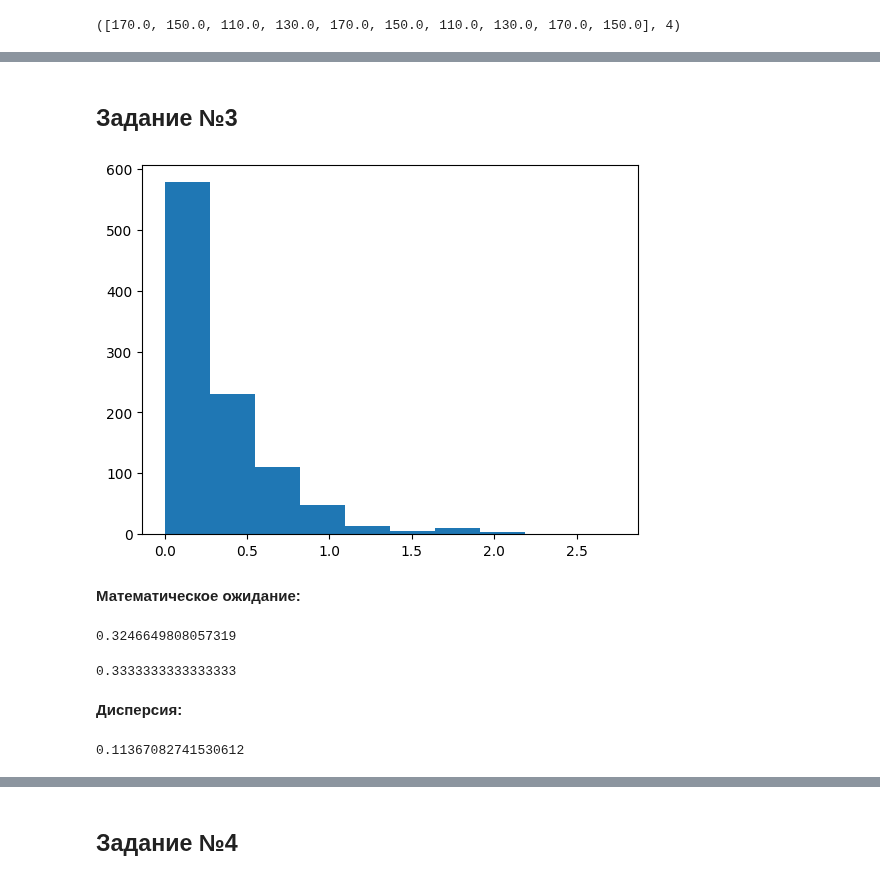
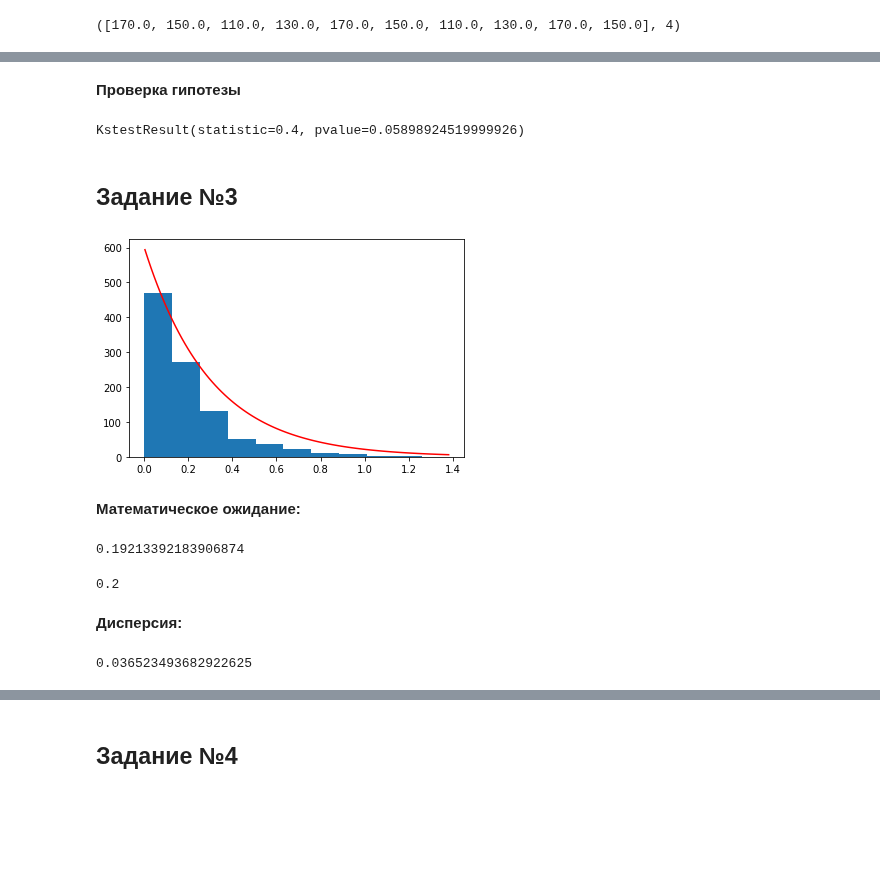
Before and after one commit to endygamedev/university, a Jupyter notebook: 4-course-7-semester/simulation-modeling/task-2/task-2.ipynb, the cells around one changed output, grey strips where cells are left out. Saved outputs shown, nothing was run; the diff lists cells and outputs as text; code cells hidden in the pictures; blank space fills up the shorter version.

```diff
--- a/4-course-7-semester/simulation-modeling/task-2/task-2.ipynb
+++ b/4-course-7-semester/simulation-modeling/task-2/task-2.ipynb
@@ -80,35 +94,43 @@ plt.show()
+# %% [markdown]
+**Проверка гипотезы**
+# %%
+sp.stats.kstest(res[0], lambda x: sp.stats.uniform.cdf(x, loc=30, scale=200))
+# %% [output]
+KstestResult(statistic=0.4, pvalue=0.05898924519999926)
 # %% [markdown]
 ## Задание №3
 # %%
 def exp_inverse_function_method(lambda_, n):
     return [-np.log(np.random.random())/lambda_ for _ in range(n)]
 # %%
-lambda_ = 3
+lambda_ = 5
 res = exp_inverse_function_method(lambda_, 1000)
 # res
 # %%
+x = np.linspace(sp.stats.expon.ppf(0.01), sp.stats.expon.ppf(0.99), 100)
+plt.plot(0.3*x, 600*sp.stats.expon.pdf(x), c="r")
 plt.hist(res)
 plt.show()
 # %% [output]
-[figure, old version]
+[figure, new version]
 # %% [markdown]
 __Математическое ожидание:__
 # %%
 m = sum(res)/len(res)
 m
 # %% [output]
-0.3246649808057319
+0.19213392183906874
 # %%
 1/lambda_
 # %% [output]
-0.3333333333333333
+0.2
 # %% [markdown]
 __Дисперсия:__
 # %%
 d = sum((x-m)**2 for x in res) / len(res)
 d
 # %% [output]
-0.11367082741530612
+0.036523493682922625
 # %%
 1/lambda_**2
 # %% [output]
```
Also changed, not shown: parts of 30 cells of this notebook, 16 other files.
